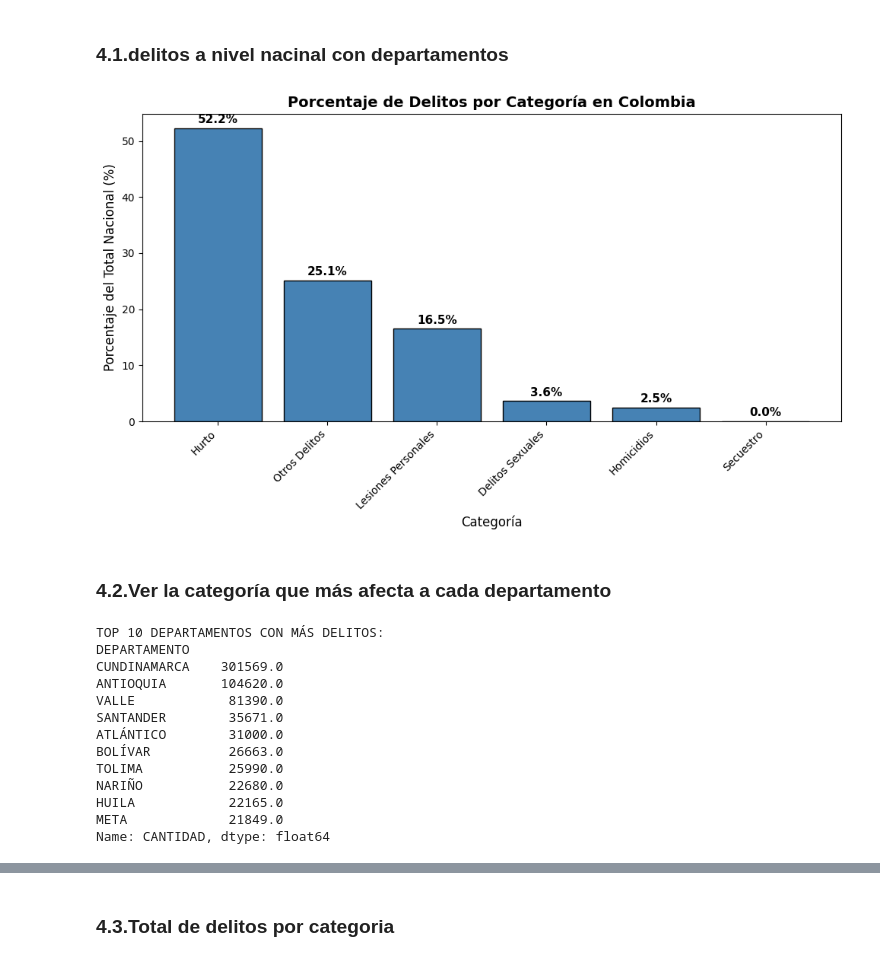
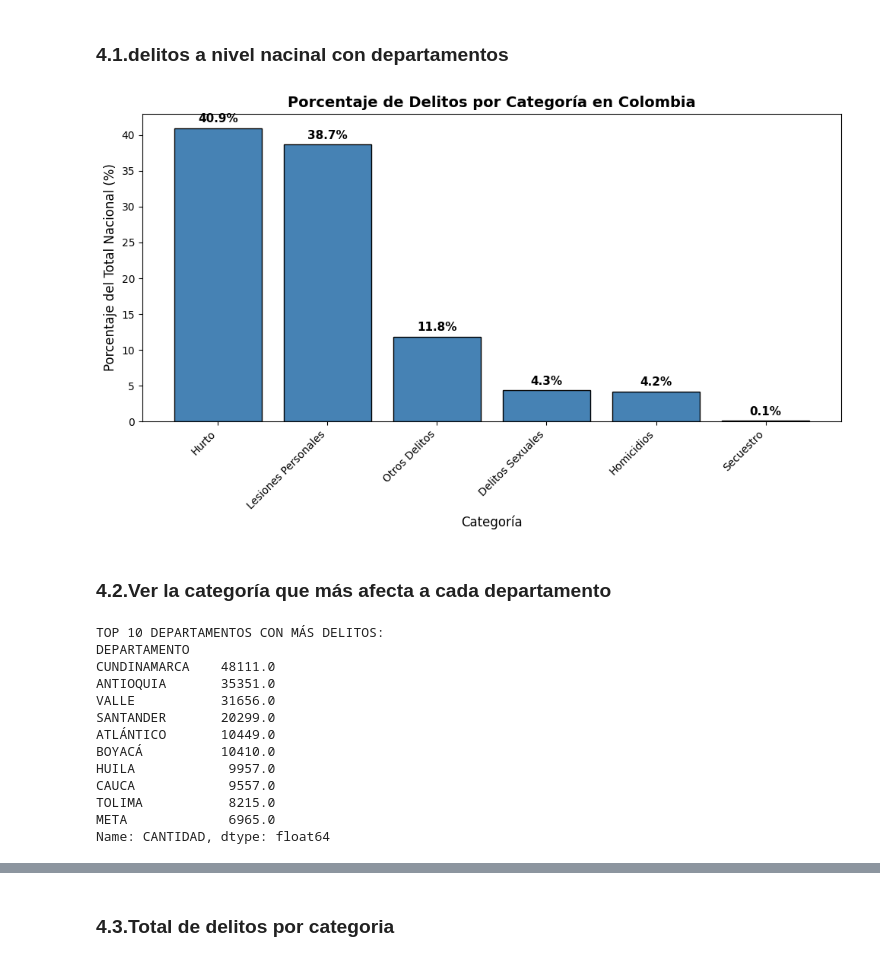
Before and after one commit to majo581/TALLERES, a Jupyter notebook: trabajo_de_econometria.ipynb, the cells around one changed output, grey strips where cells are left out. Cells and saved outputs as stored; diff of their text form; code cells hidden in the pictures.

```diff
--- a/trabajo_de_econometria.ipynb
+++ b/trabajo_de_econometria.ipynb
@@ -180,38 +253,38 @@ Name: count, dtype: int64
 # %% [markdown]
 ###  4.1.delitos a nivel nacinal con departamentos
 # %%
- import matplotlib.pyplot as plt
+import matplotlib.pyplot as plt
 
-# Calcular porcentaje a nivel nacional
-total_nacional = df_delitos['CANTIDAD'].sum()
-porcentaje_categoria = df_delitos.groupby('CATEGORIA')['CANTIDAD'].sum().sort_values(ascending=False)
+# Calcular porcentaje a nivel nacional (usando df_delitos_filtrado)
+total_nacional = df_delitos_filtrado['CANTIDAD'].sum()
+porcentaje_categoria = df_delitos_filtrado.groupby('CATEGORIA')['CANTIDAD'].sum().sort_values(ascending=False)
 porcentaje_categoria = (porcentaje_categoria / total_nacional) * 100
 
 # Gráfico de barras
 plt.figure(figsize=(10, 6))
 bars = plt.bar(porcentaje_categoria.index, porcentaje_categoria.values,
                color='steelblue', edgecolor='black')
 
 plt.title('Porcentaje de Delitos por Categoría en Colombia', fontsize=14, fontweight='bold')
 plt.xlabel('Categoría', fontsize=12)
 plt.ylabel('Porcentaje del Total Nacional (%)', fontsize=12)
 plt.xticks(rotation=45, ha='right')
 
 # Agregar valores en las barras
 for bar in bars:
     height = bar.get_height()
     plt.text(bar.get_x() + bar.get_width()/2., height + 0.5,
              f'{height:.1f}%', ha='center', va='bottom', fontsize=11, fontweight='bold')
 
 plt.tight_layout()
 plt.show()
 # %% [output]
-[figure, old version]
+[figure, new version]
 # %% [markdown]
 ### 4.2.Ver la categoría que más afecta a cada departamento
 # %%
-# Agrupar por departamento y categoría
-delitos_por_depto = df_delitos.groupby(['DEPARTAMENTO', 'CATEGORIA'])['CANTIDAD'].sum().reset_index()
+# Agrupar por departamento y categoría (usando df_delitos_filtrado)
+delitos_por_depto = df_delitos_filtrado.groupby(['DEPARTAMENTO', 'CATEGORIA'])['CANTIDAD'].sum().reset_index()
 
 # Ver top por departamento
 print("TOP 10 DEPARTAMENTOS CON MÁS DELITOS:")
@@ -220,16 +293,16 @@ print(top_deptos)
 # %% [output]
 TOP 10 DEPARTAMENTOS CON MÁS DELITOS:
 DEPARTAMENTO
-CUNDINAMARCA    301569.0
-ANTIOQUIA       104620.0
-VALLE            81390.0
-SANTANDER        35671.0
-ATLÁNTICO        31000.0
-BOLÍVAR          26663.0
-TOLIMA           25990.0
-NARIÑO           22680.0
-HUILA            22165.0
-META             21849.0
+CUNDINAMARCA    48111.0
+ANTIOQUIA       35351.0
+VALLE           31656.0
+SANTANDER       20299.0
+ATLÁNTICO       10449.0
+BOYACÁ          10410.0
+HUILA            9957.0
+CAUCA            9557.0
+TOLIMA           8215.0
+META             6965.0
 Name: CANTIDAD, dtype: float64
 # %%
 categoria_top = delitos_por_depto.loc[
```
Also changed, not shown: parts of 22 cells of this notebook.
